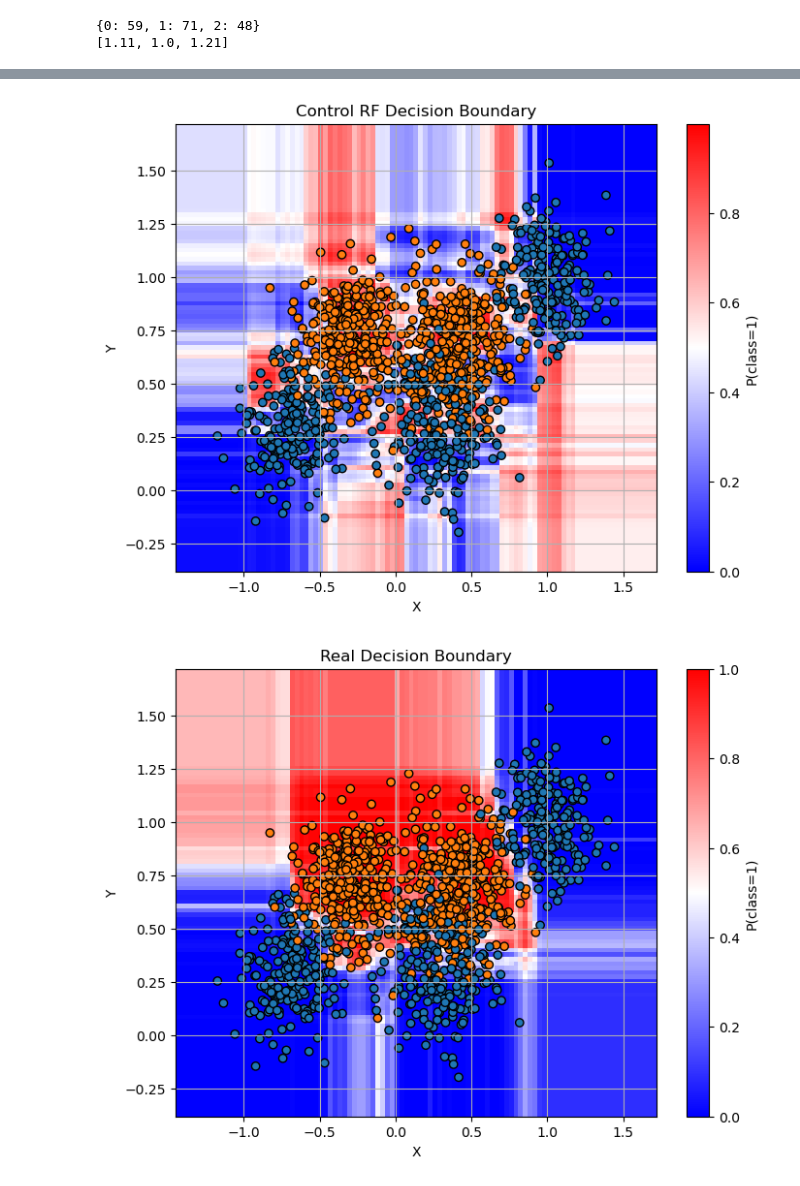
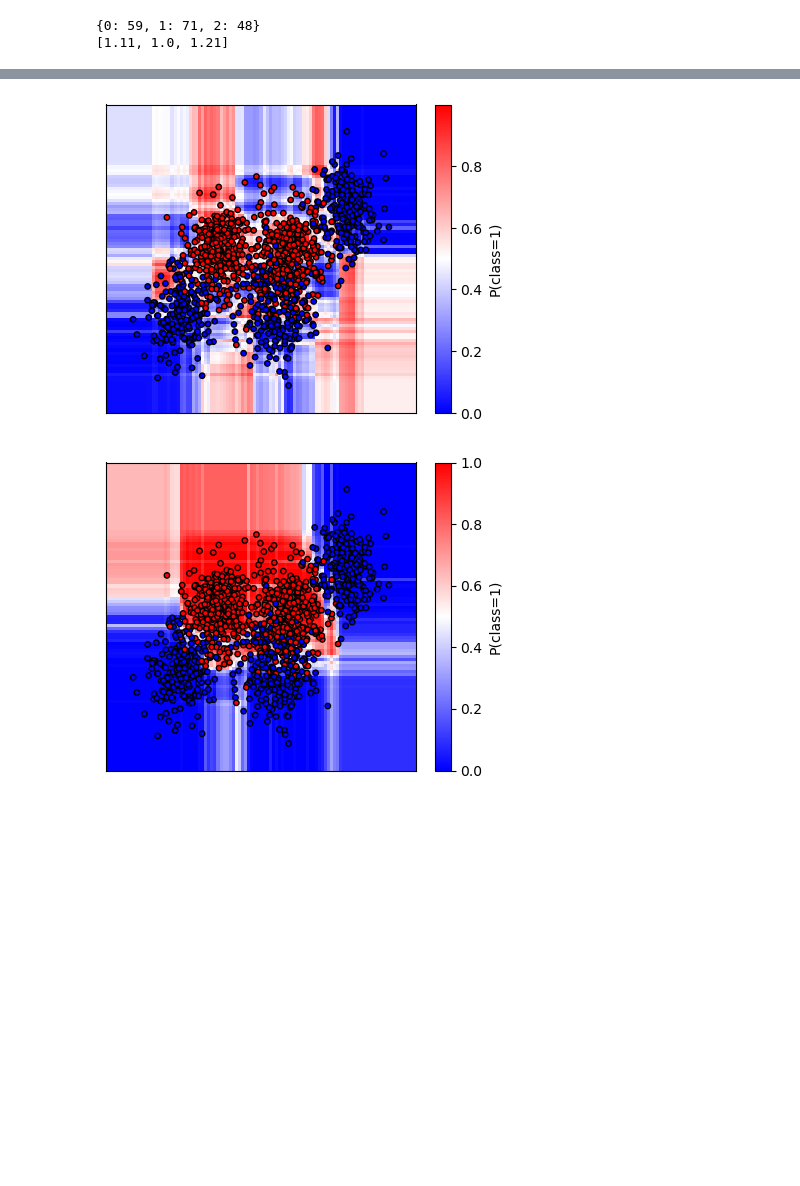
Before and after one commit to JElder03/ECM3401-Coursework, a Jupyter notebook: Final Desing/Experiments Noise Types.ipynb, the cells around one changed output, grey strips where cells are left out. Saved outputs shown, nothing was run; the diff lists cells and outputs as text; code cells hidden in the pictures; blank space fills up the shorter version.

Commit message:
Updated Graph size and labels

```diff
--- a/Final Desing/Experiments Noise Types.ipynb
+++ b/Final Desing/Experiments Noise Types.ipynb
@@ -235,11 +235,11 @@ xx, yy = np.meshgrid(
 grid = np.c_[xx.ravel(), yy.ravel()]
 
 # Get predicted probabilities for each point in the grid
-y_mislabelled = NNAR(data.data, data.target, clf, 0.45, seed=SEED)
+y_mislabelled = NNAR(data.data, np.copy(data.target), clf, 0.45, seed=SEED)
 probs_all = np.zeros(xx.shape)
 probs_ctrl_all = np.zeros(xx.shape)
 
-for trial in range(35):
+for trial in range(TRIALS):
     rf, _ = train(RandomForestClassifier, data.data, y_mislabelled, 10, 10, bootstrapping=True)
     ctrl = RandomForestClassifier(random_state= SEED + trial)
     ctrl.fit(data.data, y_mislabelled)
@@ -254,51 +254,42 @@ probs_ctrl_all /= TRIALS
 probs_real = clf.predict_proba(grid)[:, 1].reshape(xx.shape)
 
 # Plot the decision boundary
-plt.figure(figsize=(8, 6))
+plt.figure(figsize=FIG_SIZE)
 contour = plt.pcolormesh(xx, yy, probs_all, cmap='bwr', shading='auto')
 cbar = plt.colorbar(contour, label=f'P(class={1})')
 cbar.set_label(f'P(class={1})', fontsize=FONT_SIZE)
 
 # Overlay the original data points
-plt.scatter(X[:, 0], X[:, 1], c=y, edgecolor='k', cmap=ListedColormap(['#1f77b4', '#ff7f0e']))
-plt.title("Final Design (Bootstrapping) Decision Boundary")
-plt.xlabel(fontsize=FONT_SIZE, xlabel = "X")
-plt.ylabel(fontsize=FONT_SIZE, ylabel = "Y")
-plt.xticks(fontsize=FONT_SIZE)
-plt.yticks(fontsize=FONT_SIZE)
+plt.scatter(X[:, 0], X[:, 1], c=y, edgecolor='k', cmap='bwr', s=15)
+plt.xticks([])
+plt.yticks([])
 plt.grid(True)
 plt.show()
 
 # Plot the decision boundary
-plt.figure(figsize=(8, 6))
+plt.figure(figsize=FIG_SIZE)
 contour = plt.pcolormesh(xx, yy, probs_ctrl_all, cmap='bwr', shading='auto')
 cbar = plt.colorbar(contour, label=f'P(class={1})')
 cbar.set_label(f'P(class={1})', fontsize=FONT_SIZE)
 
 
 # Overlay the original data points
-plt.scatter(X[:, 0], X[:, 1], c=y, edgecolor='k', cmap=ListedColormap(['#1f77b4', '#ff7f0e']))
-plt.title("Control RF Decision Boundary")
-plt.xlabel(fontsize=FONT_SIZE, xlabel = "X")
-plt.ylabel(fontsize=FONT_SIZE, ylabel = "Y")
-plt.xticks(fontsize=FONT_SIZE)
-plt.yticks(fontsize=FONT_SIZE)
+plt.scatter(X[:, 0], X[:, 1], c=y, edgecolor='k', cmap='bwr', s=15)
+plt.xticks([])
+plt.yticks([])
 plt.grid(True)
 plt.show()
 
 # Plot the decision boundary
-plt.figure(figsize=(8, 6))
+plt.figure(figsize=FIG_SIZE)
 contour = plt.pcolormesh(xx, yy, probs_real, cmap='bwr', shading='auto')
 cbar = plt.colorbar(contour, label=f'P(class={1})')
 cbar.set_label(f'P(class={1})', fontsize=FONT_SIZE)
 
 # Overlay the original data points
-plt.scatter(X[:, 0], X[:, 1], c=y, edgecolor='k', cmap=ListedColormap(['#1f77b4', '#ff7f0e']))
-plt.title("Real Decision Boundary")
-plt.xlabel(fontsize=FONT_SIZE, xlabel = "X")
-plt.ylabel(fontsize=FONT_SIZE, ylabel = "Y")
-plt.xticks(fontsize=FONT_SIZE)
-plt.yticks(fontsize=FONT_SIZE)
+plt.scatter(X[:, 0], X[:, 1], c=y, edgecolor='k', cmap='bwr', s=15)
+plt.xticks([])
+plt.yticks([])
 plt.grid(True)
 plt.show()
 # %% [output]
@@ -306,5 +297,5 @@ plt.show()
-[figure, old version]
+[figure, new version]
-[figure, old version]
+[figure, new version]
 # %%
 data = load_gmm5()
 
```
Also changed, not shown: parts of 8 cells of this notebook, 30 other files.
